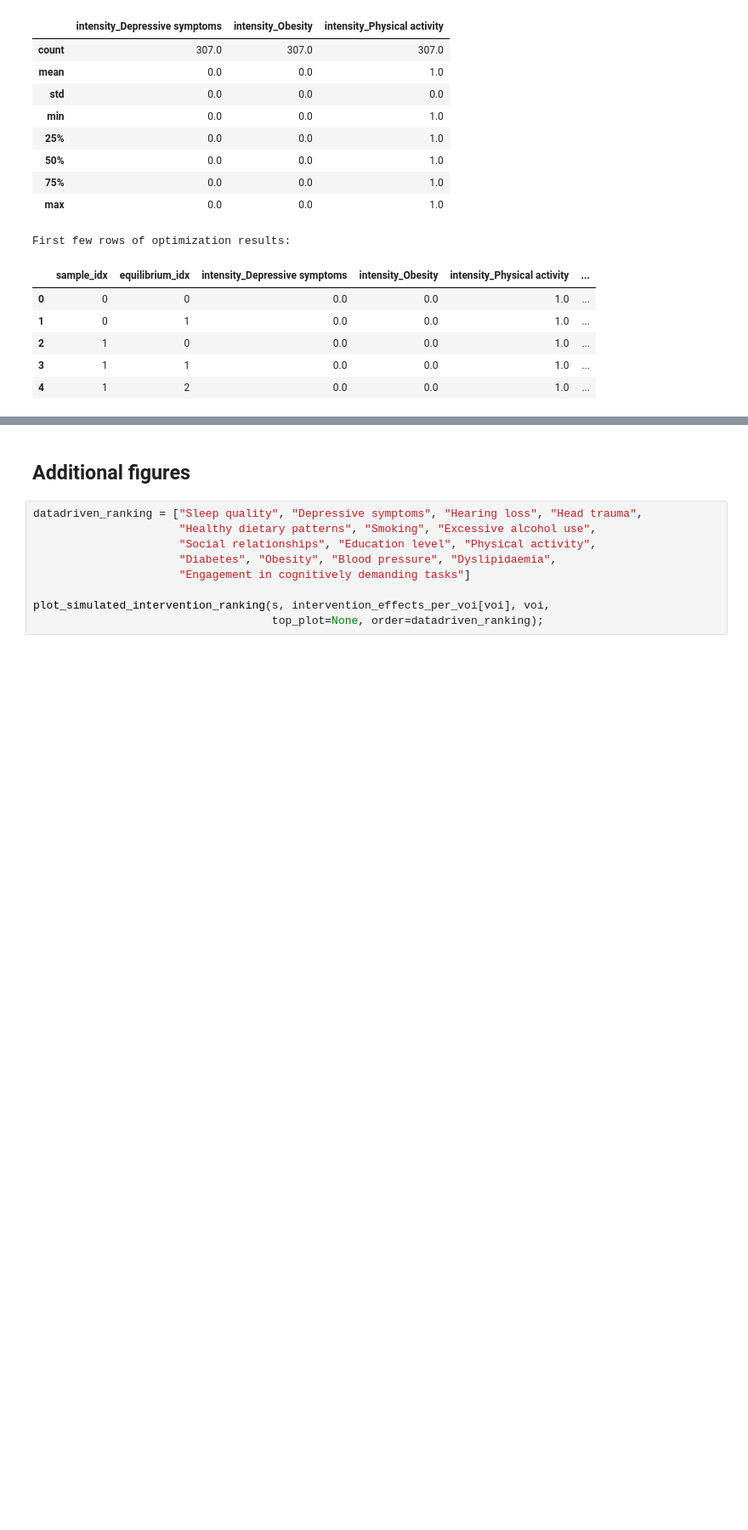
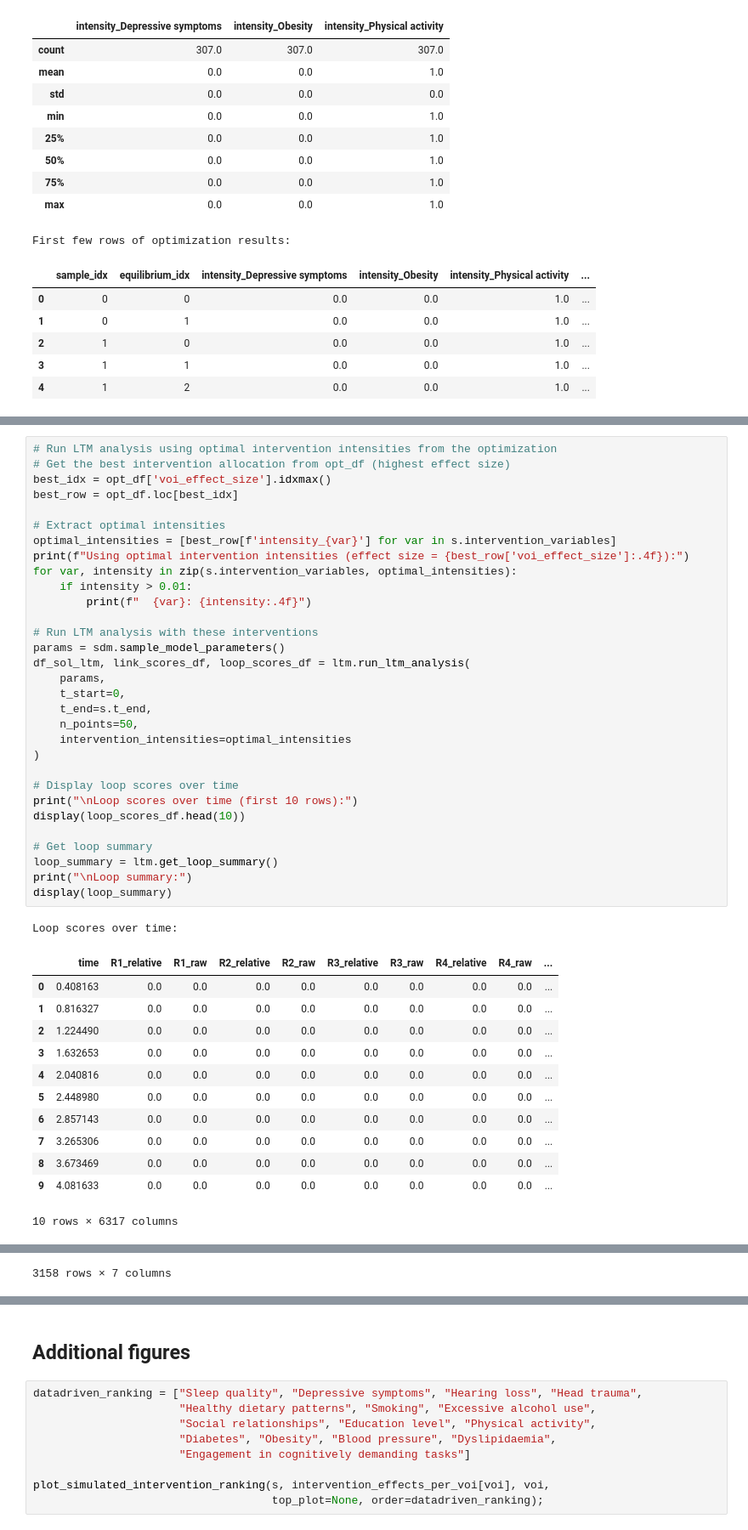
Before and after one commit to vvvasconcelos/SystemsInsightPipeline, a Jupyter notebook: tutorials/Alzheimer.ipynb, the cells around one changed output, grey strips where cells are left out. Shown at 85% size. Cells and saved outputs as stored; diff of their text form; blank space fills up the shorter version.

```diff
--- a/tutorials/Alzheimer.ipynb
+++ b/tutorials/Alzheimer.ipynb
@@ -244,0 +276,45 @@ Optimization results summary (171 equilibria):
+# %%
+# Run LTM analysis using optimal intervention intensities from the optimization
+# Get the best intervention allocation from opt_df (highest effect size)
+best_idx = opt_df['voi_effect_size'].idxmax()
+best_row = opt_df.loc[best_idx]
+
+# Extract optimal intensities
+optimal_intensities = [best_row[f'intensity_{var}'] for var in s.intervention_variables]
+print(f"Using optimal intervention intensities (effect size = {best_row['voi_effect_size']:.4f}):")
+for var, intensity in zip(s.intervention_variables, optimal_intensities):
+    if intensity > 0.01:
+        print(f"  {var}: {intensity:.4f}")
+
+# Run LTM analysis with these interventions
+params = sdm.sample_model_parameters()
+df_sol_ltm, link_scores_df, loop_scores_df = ltm.run_ltm_analysis(
+    params,
+    t_start=0,
+    t_end=s.t_end,
+    n_points=50,
+    intervention_intensities=optimal_intensities
+)
+
+# Display loop scores over time
+print("\nLoop scores over time (first 10 rows):")
+display(loop_scores_df.head(10))
+
+# Get loop summary
+loop_summary = ltm.get_loop_summary()
+print("\nLoop summary:")
+display(loop_summary)
+# %% [output]
+Loop scores over time:
+|  | time | R1_relative | R1_raw | R2_relative | R2_raw | R3_relative | R3_raw | R4_relative | R4_raw | ... |
+| 0 | 0.408163 | 0.0 | 0.0 | 0.0 | 0.0 | 0.0 | 0.0 | 0.0 | 0.0 | ... |
+| 1 | 0.816327 | 0.0 | 0.0 | 0.0 | 0.0 | 0.0 | 0.0 | 0.0 | 0.0 | ... |
+| 2 | 1.224490 | 0.0 | 0.0 | 0.0 | 0.0 | 0.0 | 0.0 | 0.0 | 0.0 | ... |
+| 3 | 1.632653 | 0.0 | 0.0 | 0.0 | 0.0 | 0.0 | 0.0 | 0.0 | 0.0 | ... |
+| 4 | 2.040816 | 0.0 | 0.0 | 0.0 | 0.0 | 0.0 | 0.0 | 0.0 | 0.0 | ... |
+| 5 | 2.448980 | 0.0 | 0.0 | 0.0 | 0.0 | 0.0 | 0.0 | 0.0 | 0.0 | ... |
+| 6 | 2.857143 | 0.0 | 0.0 | 0.0 | 0.0 | 0.0 | 0.0 | 0.0 | 0.0 | ... |
+| 7 | 3.265306 | 0.0 | 0.0 | 0.0 | 0.0 | 0.0 | 0.0 | 0.0 | 0.0 | ... |
+| 8 | 3.673469 | 0.0 | 0.0 | 0.0 | 0.0 | 0.0 | 0.0 | 0.0 | 0.0 | ... |
+| 9 | 4.081633 | 0.0 | 0.0 | 0.0 | 0.0 | 0.0 | 0.0 | 0.0 | 0.0 | ... |
+10 rows × 6317 columns
@@ -244,0 +333 @@ Optimization results summary (171 equilibria):
+3158 rows × 7 columns
```
Also changed, not shown: parts of 6 cells of this notebook, 1 other file.
